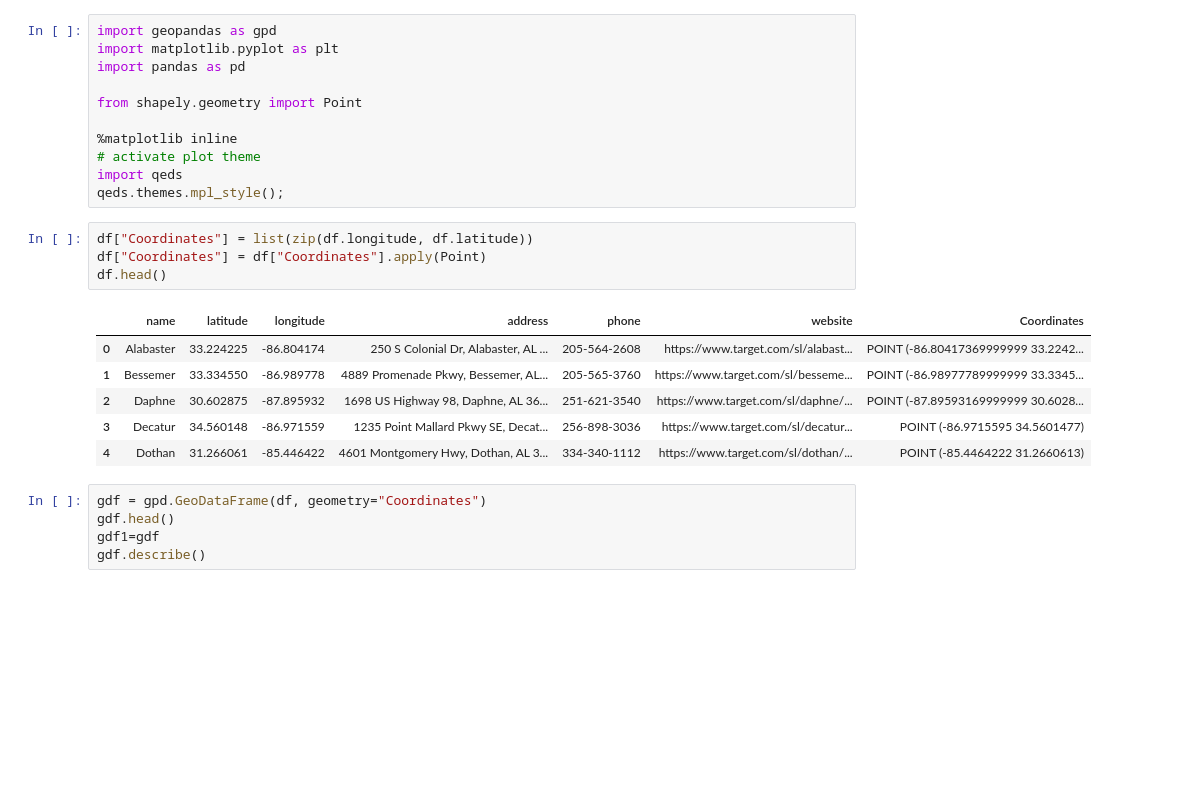
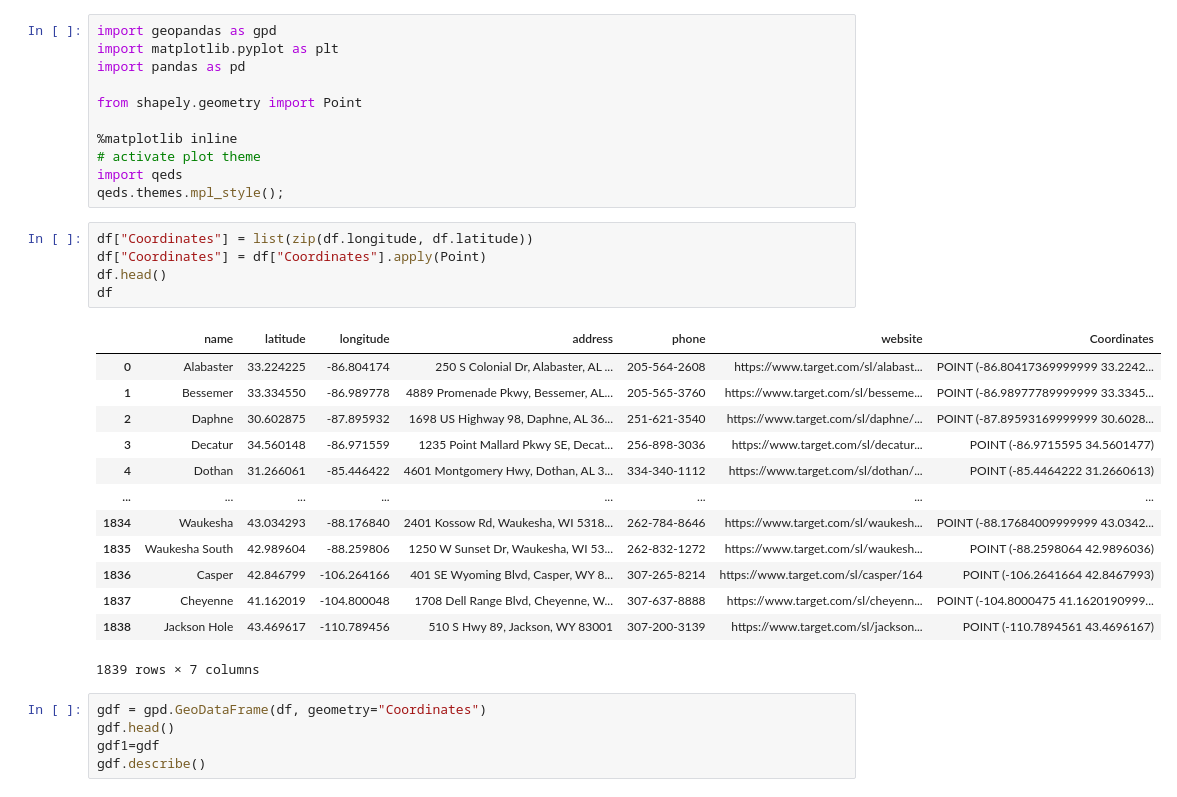
Before and after one commit to PosgradoMNA/actividades-de-aprendizaje-DalinaV, a Jupyter notebook: Actividad7RegresionesyKmeans_A01793258.ipynb, the cells around one changed output. Saved outputs shown, nothing was run; the diff lists cells and outputs as text; blank space fills up the shorter version.

```diff
--- a/Actividad7RegresionesyKmeans_A01793258.ipynb
+++ b/Actividad7RegresionesyKmeans_A01793258.ipynb
@@ -1076,14 +1076,22 @@ qeds.themes.mpl_style();
 # %%
 df["Coordinates"] = list(zip(df.longitude, df.latitude))
 df["Coordinates"] = df["Coordinates"].apply(Point)
 df.head()
+df
 # %% [output]
 |  | name | latitude | longitude | address | phone | website | Coordinates |
 | 0 | Alabaster | 33.224225 | -86.804174 | 250 S Colonial Dr, Alabaster, AL ... | 205-564-2608 | https://www.target.com/sl/alabast... | POINT (-86.80417369999999 33.2242... |
 | 1 | Bessemer | 33.334550 | -86.989778 | 4889 Promenade Pkwy, Bessemer, AL... | 205-565-3760 | https://www.target.com/sl/besseme... | POINT (-86.98977789999999 33.3345... |
 | 2 | Daphne | 30.602875 | -87.895932 | 1698 US Highway 98, Daphne, AL 36... | 251-621-3540 | https://www.target.com/sl/daphne/... | POINT (-87.89593169999999 30.6028... |
 | 3 | Decatur | 34.560148 | -86.971559 | 1235 Point Mallard Pkwy SE, Decat... | 256-898-3036 | https://www.target.com/sl/decatur... | POINT (-86.9715595 34.5601477) |
 | 4 | Dothan | 31.266061 | -85.446422 | 4601 Montgomery Hwy, Dothan, AL 3... | 334-340-1112 | https://www.target.com/sl/dothan/... | POINT (-85.4464222 31.2660613) |
+| ... | ... | ... | ... | ... | ... | ... | ... |
+| 1834 | Waukesha | 43.034293 | -88.176840 | 2401 Kossow Rd, Waukesha, WI 5318... | 262-784-8646 | https://www.target.com/sl/waukesh... | POINT (-88.17684009999999 43.0342... |
+| 1835 | Waukesha South | 42.989604 | -88.259806 | 1250 W Sunset Dr, Waukesha, WI 53... | 262-832-1272 | https://www.target.com/sl/waukesh... | POINT (-88.2598064 42.9896036) |
+| 1836 | Casper | 42.846799 | -106.264166 | 401 SE Wyoming Blvd, Casper, WY 8... | 307-265-8214 | https://www.target.com/sl/casper/164 | POINT (-106.2641664 42.8467993) |
+| 1837 | Cheyenne | 41.162019 | -104.800048 | 1708 Dell Range Blvd, Cheyenne, W... | 307-637-8888 | https://www.target.com/sl/cheyenn... | POINT (-104.8000475 41.1620190999... |
+| 1838 | Jackson Hole | 43.469617 | -110.789456 | 510 S Hwy 89, Jackson, WY 83001 | 307-200-3139 | https://www.target.com/sl/jackson... | POINT (-110.7894561 43.4696167) |
+1839 rows × 7 columns
 # %%
 gdf = gpd.GeoDataFrame(df, geometry="Coordinates")
 gdf.head()
```
Also changed, not shown: parts of 6 cells of this notebook.
